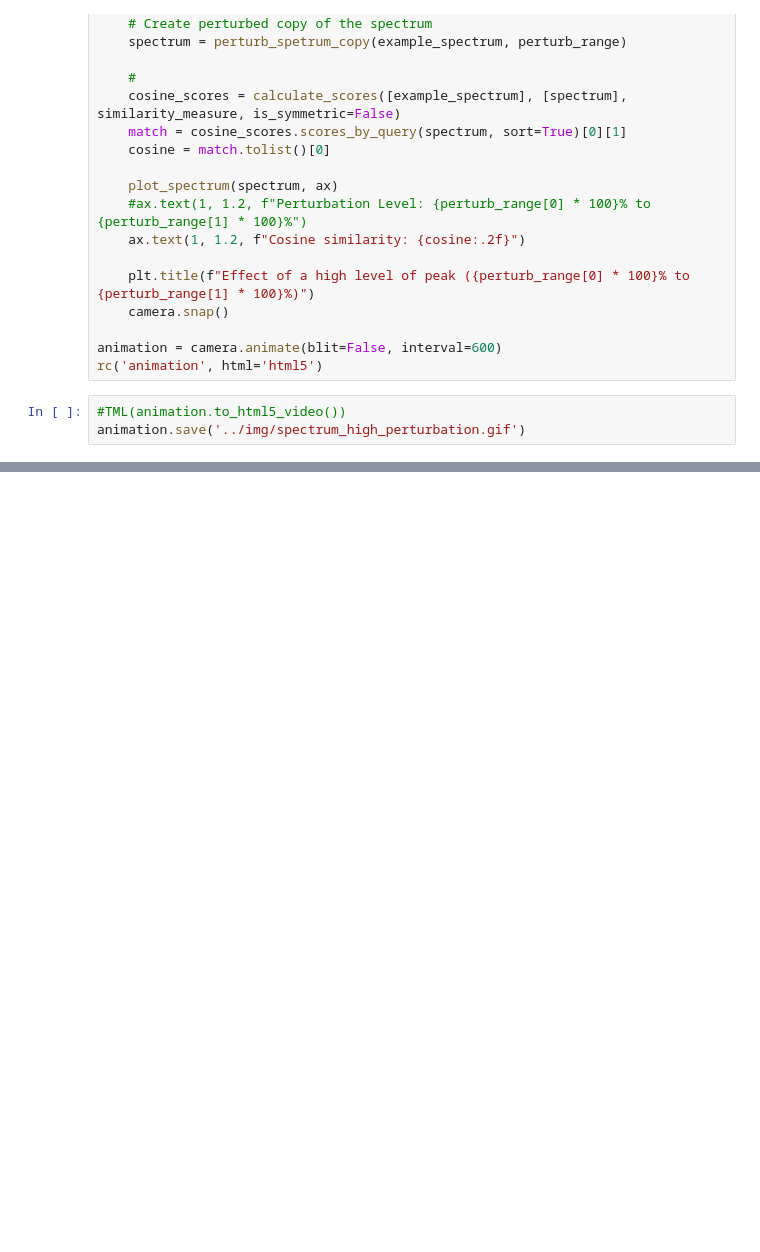
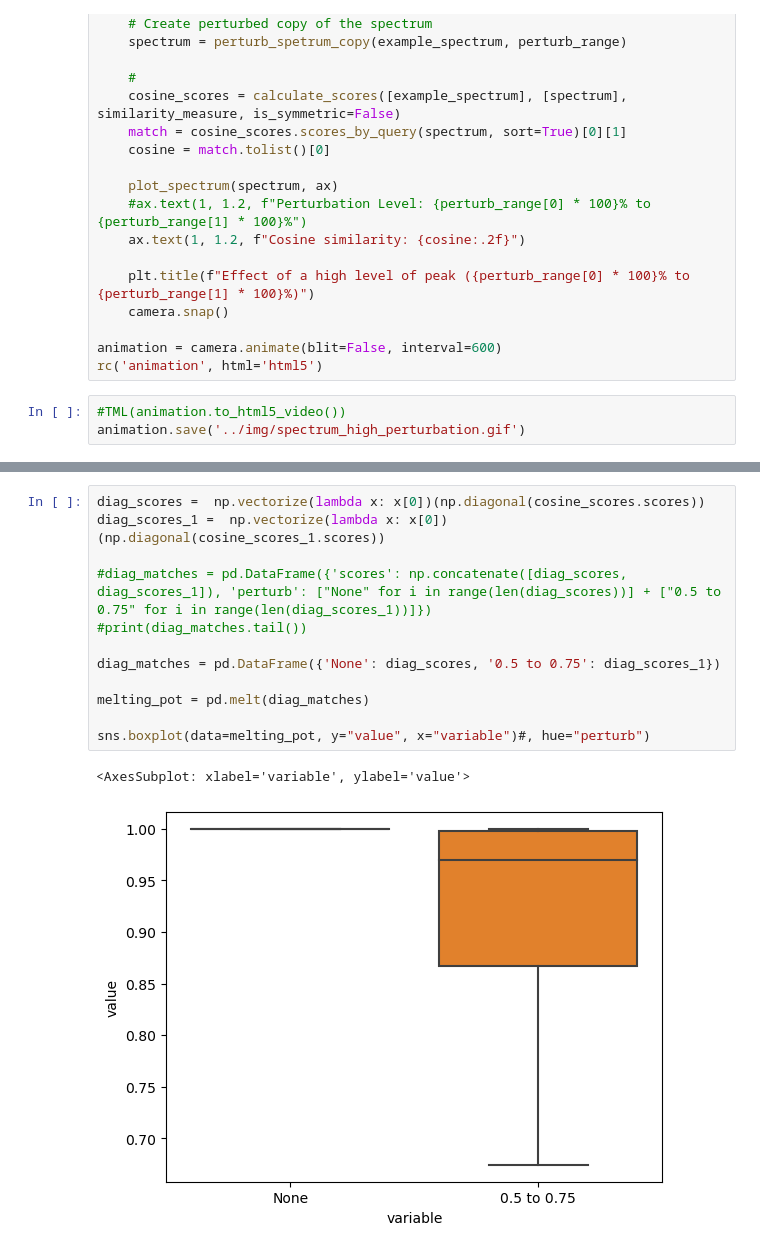
Before and after one commit to mmattano/SimilarityHackathon, a Jupyter notebook: notebooks/PerturbationTest.ipynb, the cells around one changed output, grey strips where cells are left out. Drawn from its saved outputs; the diff is of its cells as text; blank space fills up the shorter version.

```diff
--- a/notebooks/PerturbationTest.ipynb
+++ b/notebooks/PerturbationTest.ipynb
@@ -158,0 +199,15 @@ animation.save('../img/spectrum_high_perturbation.gif')
+# %%
+diag_scores =  np.vectorize(lambda x: x[0])(np.diagonal(cosine_scores.scores))
+diag_scores_1 =  np.vectorize(lambda x: x[0])(np.diagonal(cosine_scores_1.scores))
+
+#diag_matches = pd.DataFrame({'scores': np.concatenate([diag_scores, diag_scores_1]), 'perturb': ["None" for i in range(len(diag_scores))] + ["0.5 to 0.75" for i in range(len(diag_scores_1))]})
+#print(diag_matches.tail())
+
+diag_matches = pd.DataFrame({'None': diag_scores, '0.5 to 0.75': diag_scores_1})
+
+melting_pot = pd.melt(diag_matches)
+
+sns.boxplot(data=melting_pot, y="value", x="variable")#, hue="perturb")
+# %% [output]
+<AxesSubplot: xlabel='variable', ylabel='value'>
+[figure, added]
```
Also changed, not shown: parts of 18 cells of this notebook, 1 other file.
